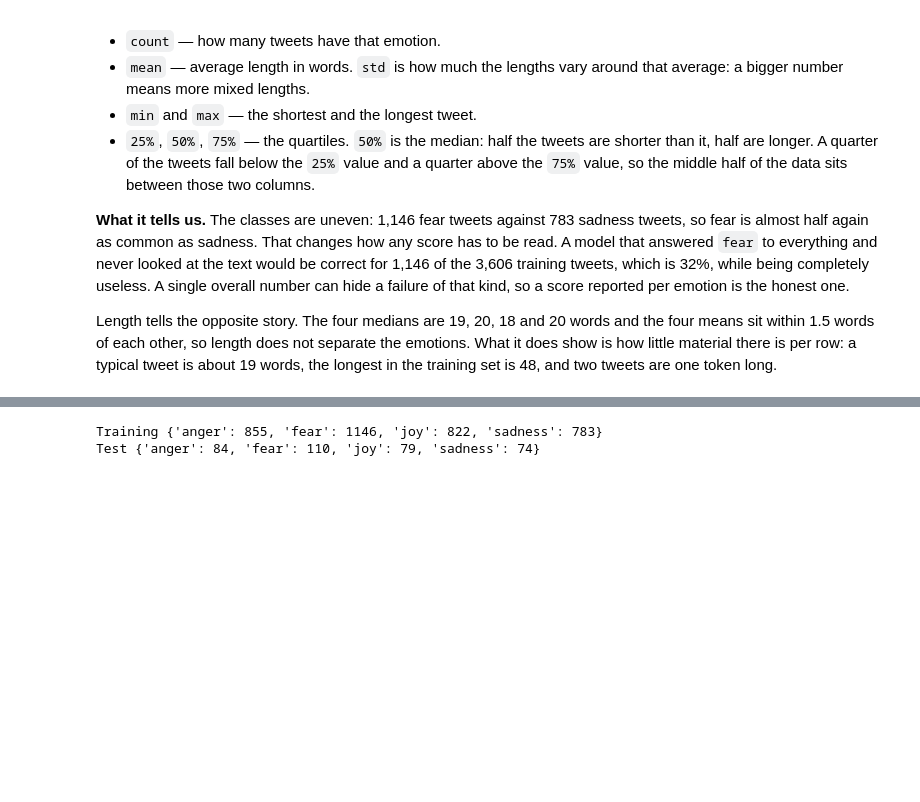
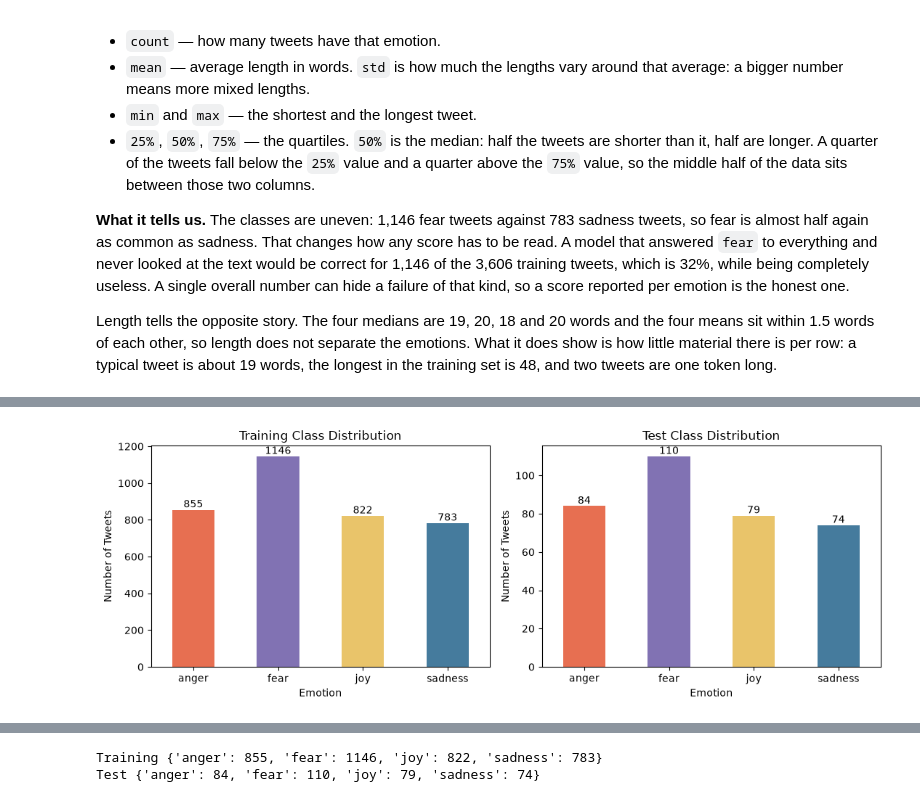
Before and after one commit to momoko-1234/DM2026-Lab2-Exercise-main, a Jupyter notebook: DM2026-Lab2-Exercise-main/DM2026-Lab2-Master.ipynb, the cells around one changed output, grey strips where cells are left out. Drawn from its saved outputs; the diff is of its cells as text; code cells hidden in the pictures; blank space fills up the shorter version.

```diff
--- a/DM2026-Lab2-Exercise-main/DM2026-Lab2-Master.ipynb
+++ b/DM2026-Lab2-Exercise-main/DM2026-Lab2-Master.ipynb
@@ -284,3 +362,97 @@ Illustrative layout examples below: make your own plots from the current data an
 
 ![Class Distribution](./pics/class_distribution.png)
 ![Boxplot](./pics/boxplot.png)
+# %%
+# Exercise 2: Exploratory Data Analysis
+
+# Fixed label order and colors
+LABELS = ["anger", "fear", "joy", "sadness"]
+colors = ["#E76F51", "#8172B3", "#E9C46A", "#457B9D"]
+
+# Plot 1 & 2: Class distribution
+fig, axes = plt.subplots(1, 2, figsize=(11, 4))
+
+for ax, (name, df) in zip(
+    axes, [("Training", train_df), ("Test", test_df)]
+):
+    counts = df["emotion"].value_counts().reindex(LABELS)
+
+    counts.plot(kind="bar", ax=ax, color=colors)
+
+    ax.set_title(f"{name} Class Distribution")
+    ax.set_xlabel("Emotion")
+    ax.set_ylabel("Number of Tweets")
+    ax.tick_params(axis="x", rotation=0)
+
+    # Display counts above bars
+    ax.bar_label(ax.containers[0])
+
+plt.tight_layout()
+plt.show()
+
+
+# Plot 3: Word count distribution by emotion
+train_df["word_count"] = train_df["tokens"].map(len)
+
+fig, ax = plt.subplots(figsize=(8, 5))
+
+sns.boxplot(
+    data=train_df,
+    x="emotion",
+    y="word_count",
+    order=LABELS,
+    hue="emotion",
+    palette=colors,
+    legend=False,
+    ax=ax
+)
+
+ax.set_title("Training Word Count Distribution by Emotion")
+ax.set_xlabel("Emotion")
+ax.set_ylabel("Word Count (Tokens)")
+
+plt.tight_layout()
+plt.show()
+
+
+# Summary statistics for observations
+print("--- Class Distribution ---")
+
+class_summary = pd.DataFrame({
+    "Train Count": train_df["emotion"].value_counts(),
+    "Train Percentage (%)":
+        train_df["emotion"].value_counts(normalize=True) * 100,
+    "Test Count": test_df["emotion"].value_counts(),
+    "Test Percentage (%)":
+        test_df["emotion"].value_counts(normalize=True) * 100
+}).reindex(LABELS)
+
+print(class_summary.round(2))
+
+
+print("\n--- Word Count Statistics ---")
+
+print(
+    train_df.groupby("emotion")["word_count"]
+    .describe()
+    .reindex(LABELS)
+    .round(2)
+)
+# --- Your two observations (one about balance, one about length) ---
+# Observation 1: Class Balance
+# Fear is the largest emotion class in both the training
+# (31.78%) and test (31.70%) sets, while sadness is the
+# smallest class (21.71% and 21.33%). This indicates a mild
+# class imbalance, but the class distributions are similar
+# across both datasets. Macro F1 is therefore an appropriate
+# metric for evaluating performance across all emotion classes.
+
+# Observation 2: Text Length
+# Fear and sadness have the highest median token count (20),
+# followed by anger (19) and joy (18). The distributions
+# overlap considerably, suggesting that text length alone
+# may not be sufficient to distinguish emotions.
+# Fear and sadness also contain long-text outliers of
+# 48 and 46 tokens, respectively.
+# %% [output]
+[figure, added]
```
Also changed, not shown: parts of 42 cells of this notebook, 3 other files.
